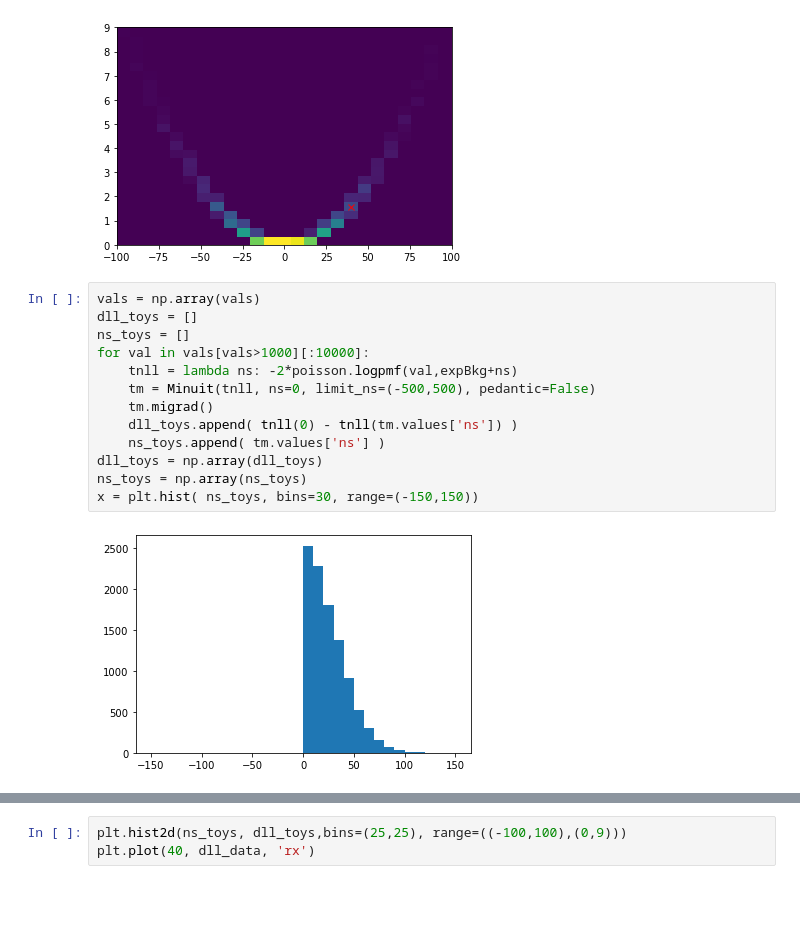
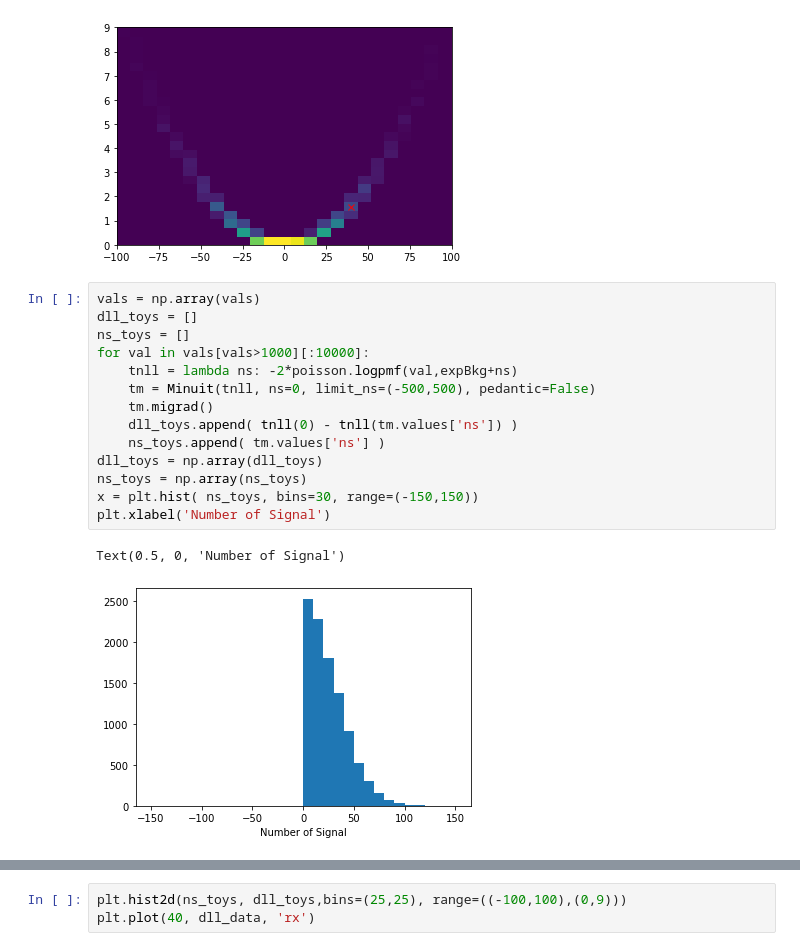
Before and after one commit to matthewkenzie/notebooks, a Jupyter notebook: pvalues.ipynb, the cells around one changed output, grey strips where cells are left out. Drawn from its saved outputs; the diff is of its cells as text; blank space fills up the shorter version.

```diff
--- a/pvalues.ipynb
+++ b/pvalues.ipynb
@@ -154,18 +157,20 @@ plt.plot(40, dll_data, 'rx')
 # %%
 vals = np.array(vals)
 dll_toys = []
 ns_toys = []
 for val in vals[vals>1000][:10000]:
     tnll = lambda ns: -2*poisson.logpmf(val,expBkg+ns)
     tm = Minuit(tnll, ns=0, limit_ns=(-500,500), pedantic=False)
     tm.migrad()
     dll_toys.append( tnll(0) - tnll(tm.values['ns']) )
     ns_toys.append( tm.values['ns'] )
 dll_toys = np.array(dll_toys)
 ns_toys = np.array(ns_toys)
 x = plt.hist( ns_toys, bins=30, range=(-150,150))
+plt.xlabel('Number of Signal')
 # %% [output]
+Text(0.5, 0, 'Number of Signal')
-[figure, old version]
+[figure, new version]
 # %%
 plt.hist(dll_toys,bins=30)
 ylim = plt.ylim()
```
Also changed, not shown: parts of 10 cells of this notebook, 1 other file.
